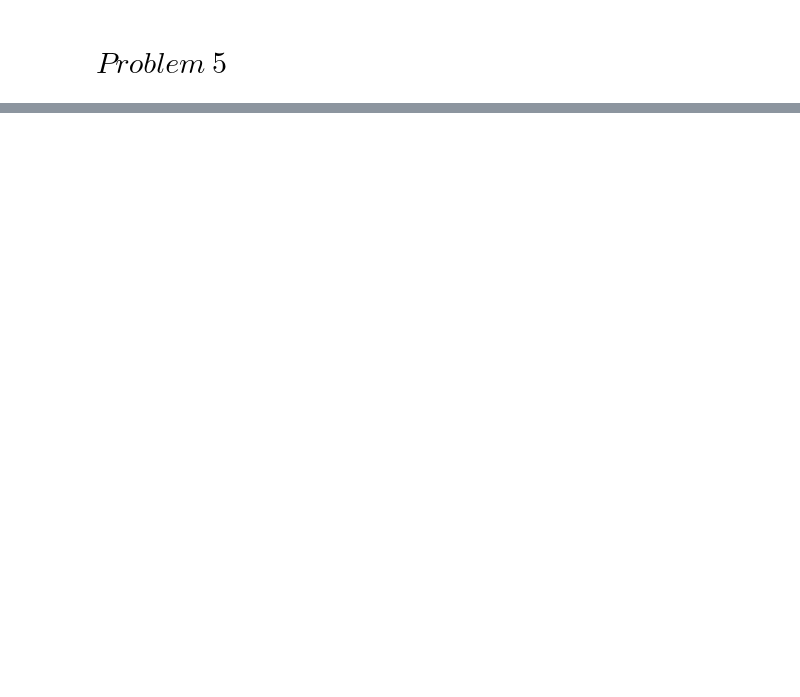
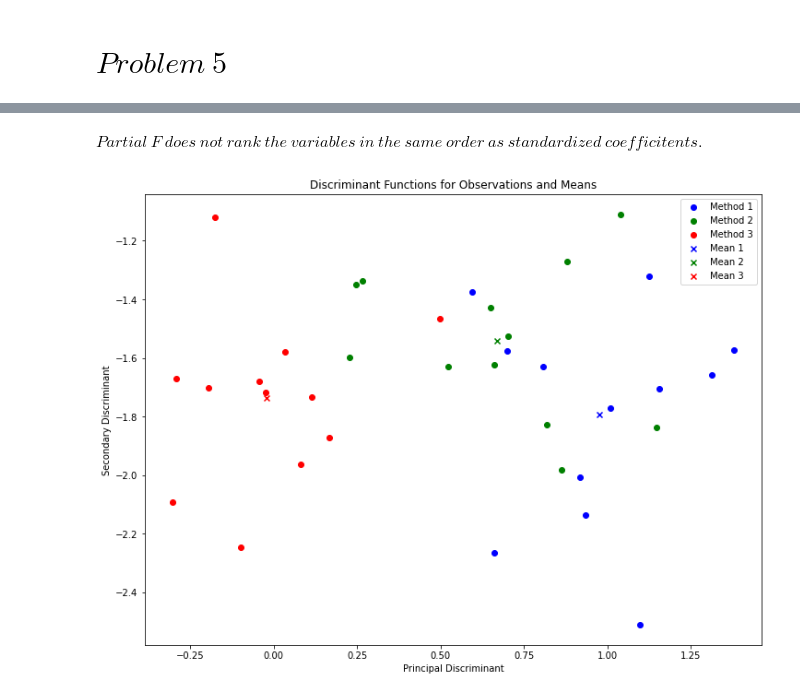
Before and after one commit to sayarghoshroy/Analysis, a Jupyter notebook: discriminant_analysis.ipynb, the cells around one changed output, grey strips where cells are left out. Drawn from its saved outputs; the diff is of its cells as text; code cells hidden in the pictures; blank space fills up the shorter version.

Commit message:
Added Tests of Significance for Discriminant Analysis

```diff
--- a/discriminant_analysis.ipynb
+++ b/discriminant_analysis.ipynb
@@ -145,6 +233,7 @@ all_data = np.vstack(methods)
 k = 3
 n = methods[0].shape[0]
 p = methods[0].shape[1]
+N = all_data.shape[0]
 
 total_mean = np.mean(all_data, 0)
 means = []
@@ -198,0 +285,9 @@ Eigen Vector 4 =
+# %%
+# Computing relative importance of each eigen vector based on the eigen values
+
+sum_eigen_values = np.sum(eigen_values)
+
+print('Contribution of:')
+for vector_index, index in enumerate(positions):
+  print(' • Eigen Vector ' + str(vector_index + 1) + ' = ', end = '')
+  print(np.abs(np.round(eigen_values[index] / sum_eigen_values, 4)))
@@ -199,2 +394,34 @@ Eigen Vector 4 =
+# %% [markdown]
+$Partial\ F\ does\ not\ rank\ the\ variables\ in\ the\ same\ order\ as\ standardized\ coefficitents.$
+# %%
+# Constructing the Plots
+x = [[], [], [], []]
+y = [[], [], [], []]
+
+for index in range(N):
+  unit = all_data[index]
+  x[int(index / n)].append(np.dot(eigen_vectors[:, positions[0]], unit))
+  y[int(index / n)].append(np.dot(eigen_vectors[:, positions[1]], unit))
+
+for index in range(k):
+  unit = means[index]
+  x[k].append(np.dot(eigen_vectors[:, positions[0]], unit))
+  y[k].append(np.dot(eigen_vectors[:, positions[1]], unit))
+
+fig = plt.figure(figsize = (12, 9))
+p = fig.add_subplot('111')
+p.set_title('Discriminant Functions for Observations and Means')
+p.set_xlabel('Principal Discriminant')
+p.set_ylabel('Secondary Discriminant')
+p.scatter(x[0], y[0], color = 'blue', label = 'Method 1')
+p.scatter(x[1], y[1], color = 'green', label = 'Method 2')
+p.scatter(x[2], y[2], color = 'red', label = 'Method 3')
+p.scatter(x[3][0], y[3][0], color = 'blue', label = 'Mean 1', marker = 'x')
+p.scatter(x[3][1], y[3][1], color = 'green', label = 'Mean 2', marker = 'x')
+p.scatter(x[3][2], y[3][2], color = 'red', label = 'Mean 3', marker = 'x')
+p.legend()
+plt.show()
+# %% [output]
+[figure, added]
 # %%
 # ^_^ Thank You
```
Also changed, not shown: parts of 12 cells of this notebook.
